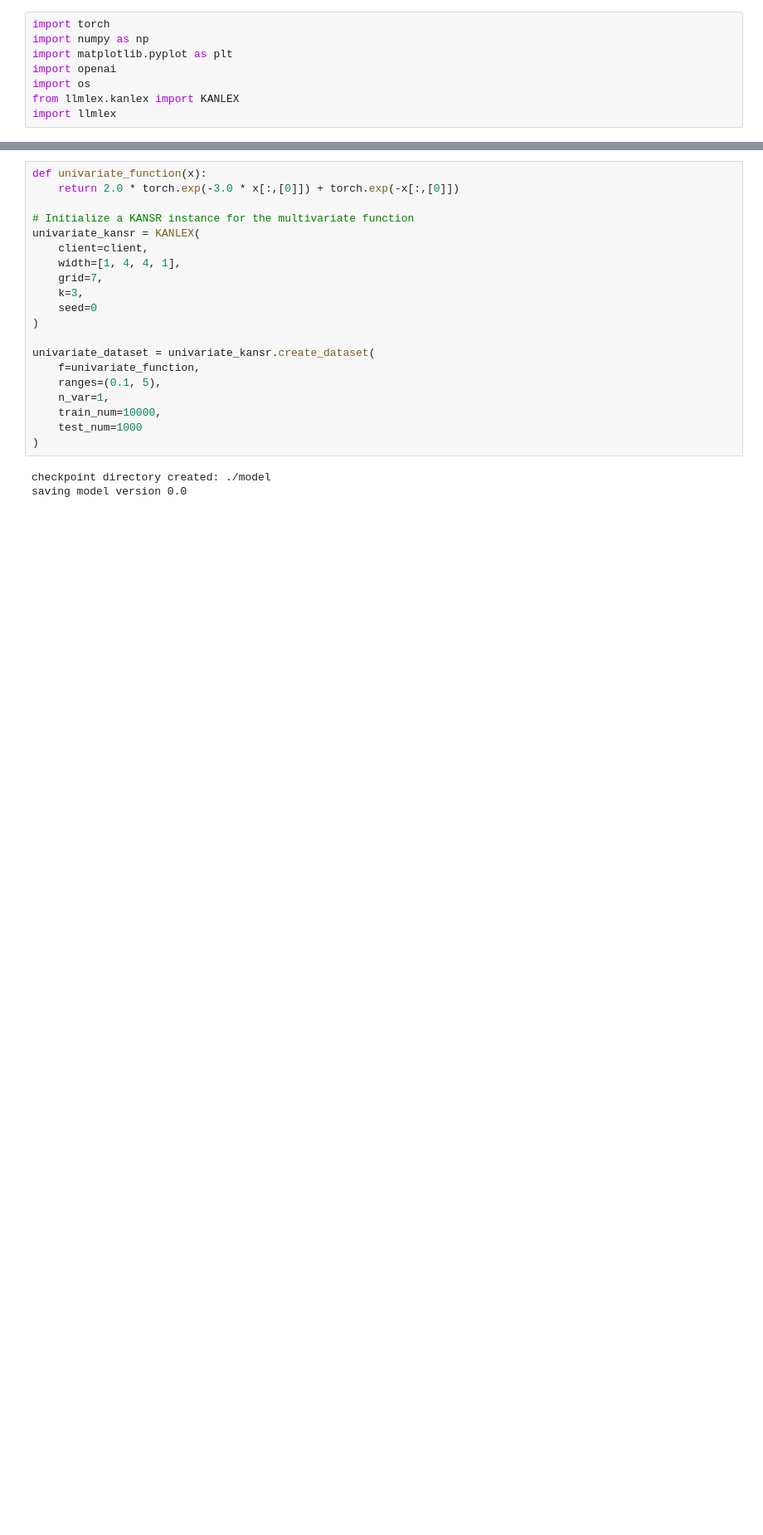
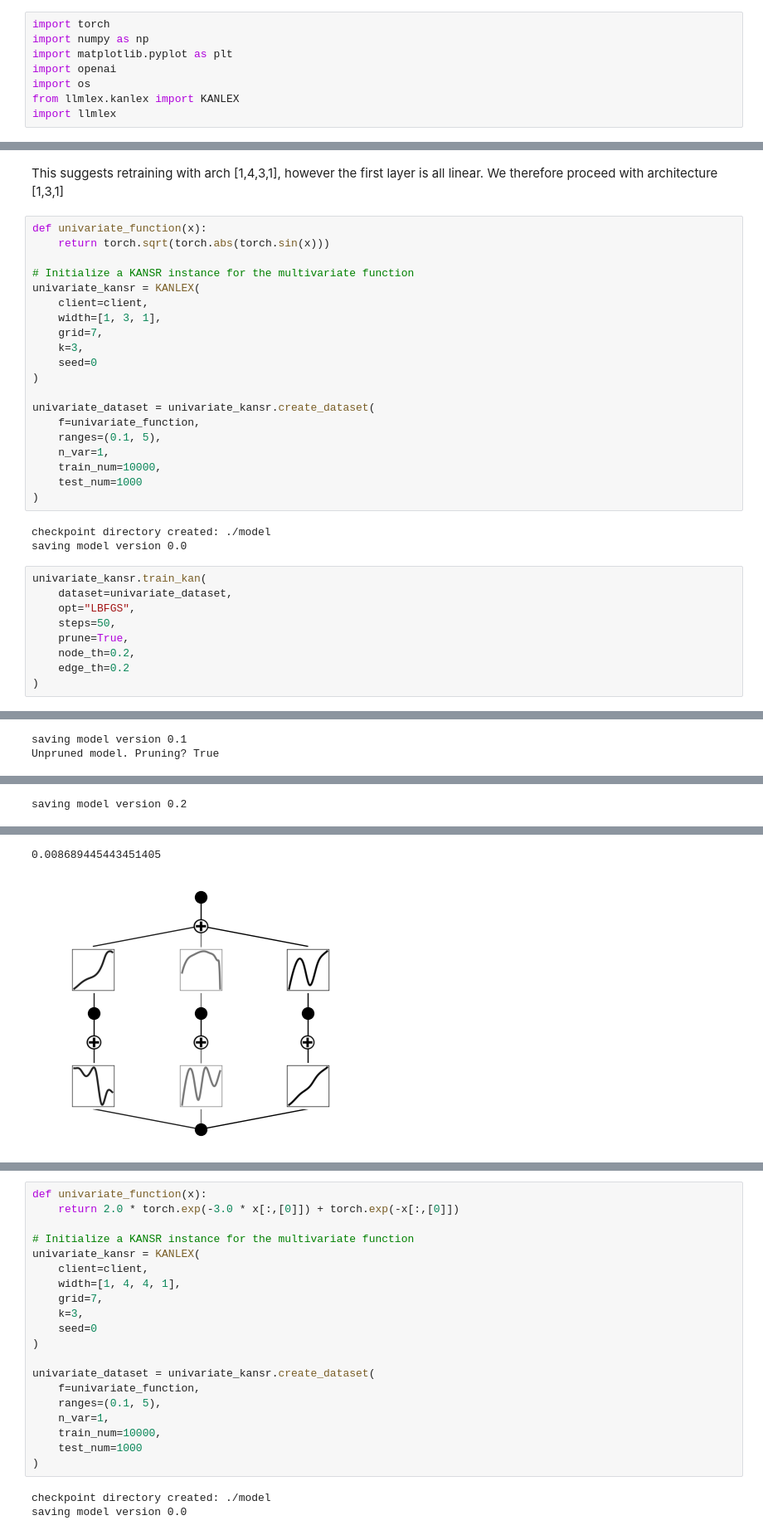
Before and after one commit to harveyThomas4692/llmlex, a Jupyter notebook: Examples/Example Paper UniKAN.ipynb, the cells around one changed output, grey strips where cells are left out. Shown at 83% size. Drawn from its saved outputs; the diff is of its cells as text; blank space fills up the shorter version.

```diff
--- a/Examples/Example Paper UniKAN.ipynb
+++ b/Examples/Example Paper UniKAN.ipynb
@@ -16,0 +64,35 @@ llmlex.llm.check_key_limit(client)
+# %% [markdown]
+This suggests retraining with arch [1,4,3,1], however the first layer is all linear. We therefore proceed with architecture [1,3,1]
+# %%
+def univariate_function(x):
+    return torch.sqrt(torch.abs(torch.sin(x)))
+
+# Initialize a KANSR instance for the multivariate function
+univariate_kansr = KANLEX(
+    client=client,
+    width=[1, 3, 1],
+    grid=7,
+    k=3,
+    seed=0
+)
+
+univariate_dataset = univariate_kansr.create_dataset(
+    f=univariate_function,
+    ranges=(0.1, 5),
+    n_var=1,
+    train_num=10000,
+    test_num=1000
+)
+# %% [output]
+checkpoint directory created: ./model
+saving model version 0.0
+# %%
+univariate_kansr.train_kan(
+    dataset=univariate_dataset,
+    opt="LBFGS",
+    steps=50,
+    prune=True,
+    node_th=0.2,
+    edge_th=0.2
+)
+# %% [output]
@@ -16,0 +100,2 @@ llmlex.llm.check_key_limit(client)
+saving model version 0.1
+Unpruned model. Pruning? True
@@ -16,0 +104 @@ llmlex.llm.check_key_limit(client)
+saving model version 0.2
@@ -16,0 +106,2 @@ llmlex.llm.check_key_limit(client)
+0.008689445443451405
+[figure, added]
```
Also changed, not shown: parts of 58 cells of this notebook, 16 other files.
